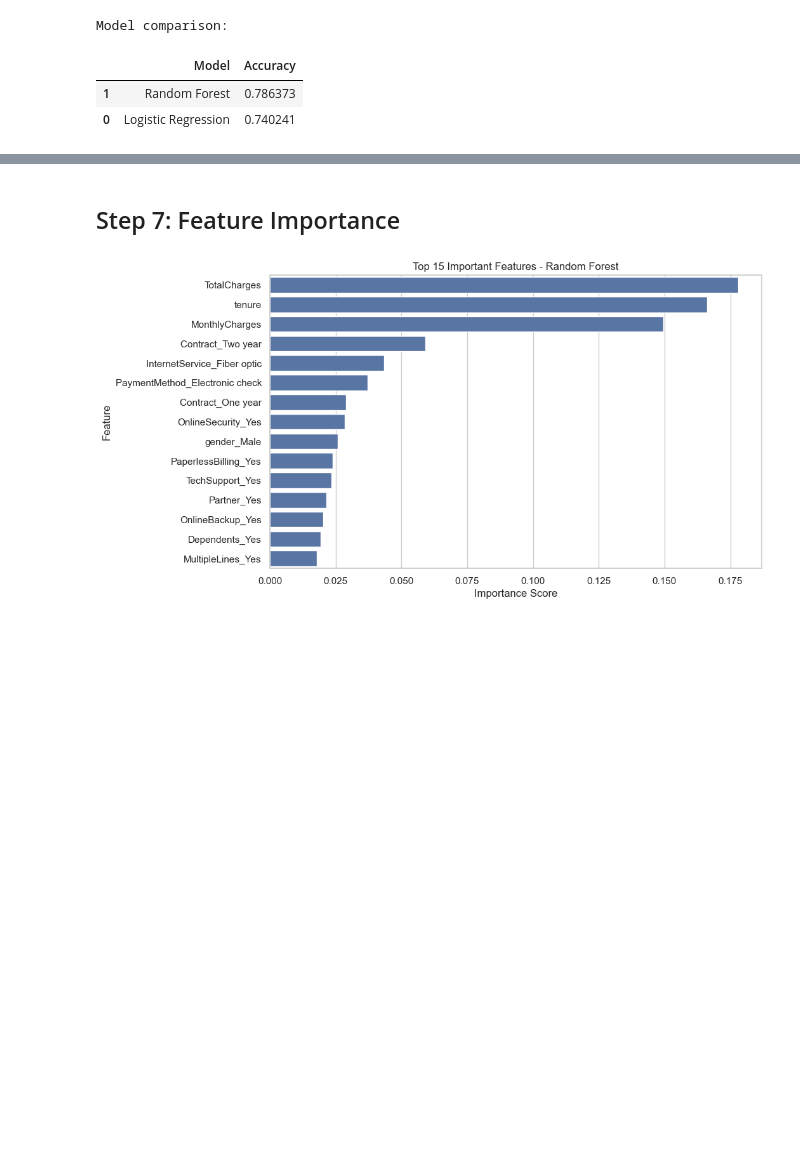
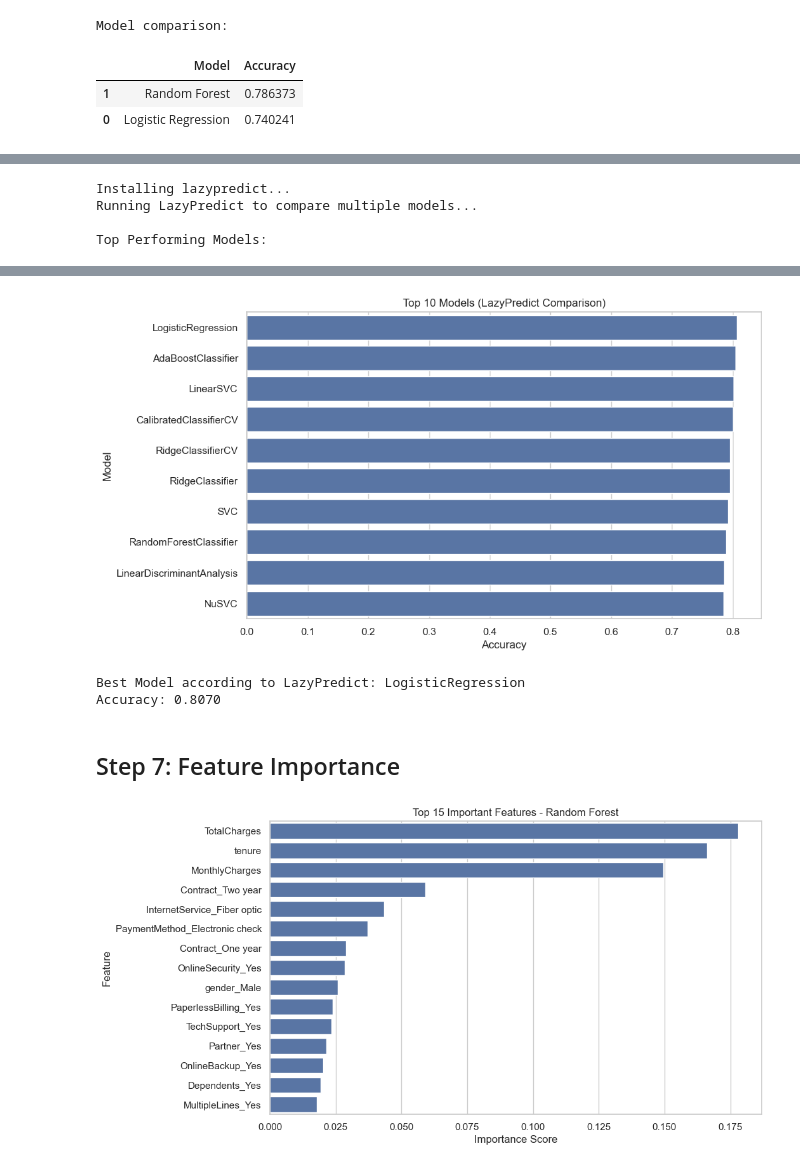
Before and after one commit to Vasu618/customer-churn-prediction, a Jupyter notebook: Customer_Churn_Prediction_Retention_Strategy_System.ipynb, the cells around one changed output, grey strips where cells are left out. Drawn from its saved outputs; the diff is of its cells as text; code cells hidden in the pictures; blank space fills up the shorter version.

```diff
--- a/Customer_Churn_Prediction_Retention_Strategy_System.ipynb
+++ b/Customer_Churn_Prediction_Retention_Strategy_System.ipynb
@@ -478,0 +484,47 @@ Model comparison:
+# %%
+# Step 6C: Automated Model Comparison (LazyPredict)
+
+# Install if needed
+import subprocess
+import sys
+
+try:
+    from lazypredict.Supervised import LazyClassifier
+except ImportError:
+    print("Installing lazypredict...")
+    subprocess.check_call([sys.executable, "-m", "pip", "install", "-q", "--break-system-packages", "lazypredict", "scikit-learn-extra"])
+    from lazypredict.Supervised import LazyClassifier
+
+print("Running LazyPredict to compare multiple models...\n")
+
+lazy_clf = LazyClassifier(verbose=0, ignore_warnings=True, custom_metric=None)
+
+models, predictions = lazy_clf.fit(X_train, X_test, y_train, y_test)
+
+# Sort models properly
+models_sorted = models.sort_values(by="Accuracy", ascending=False)
+
+print("Top Performing Models:")
+display(models_sorted.head(10))
+
+#  Visualization
+top_models = models_sorted.head(10)
+
+plt.figure(figsize=(10, 6))
+sns.barplot(x=top_models["Accuracy"], y=top_models.index)
+plt.title("Top 10 Models (LazyPredict Comparison)")
+plt.xlabel("Accuracy")
+plt.ylabel("Model")
+plt.show()
+
+# Highlight best model
+best_model = models_sorted.index[0]
+best_accuracy = models_sorted.iloc[0]["Accuracy"]
+
+print(f"\nBest Model according to LazyPredict: {best_model}")
+print(f"Accuracy: {best_accuracy:.4f}")
+# %% [output]
+Installing lazypredict...
+Running LazyPredict to compare multiple models...
+
+Top Performing Models:
@@ -479,3 +543,6 @@ Model comparison:
+[figure, added]
+Best Model according to LazyPredict: LogisticRegression
+Accuracy: 0.8070
 # %% [markdown]
 ## Step 7: Feature Importance
 # %%
```
Also changed, not shown: parts of 4 cells of this notebook, 7 other files.
